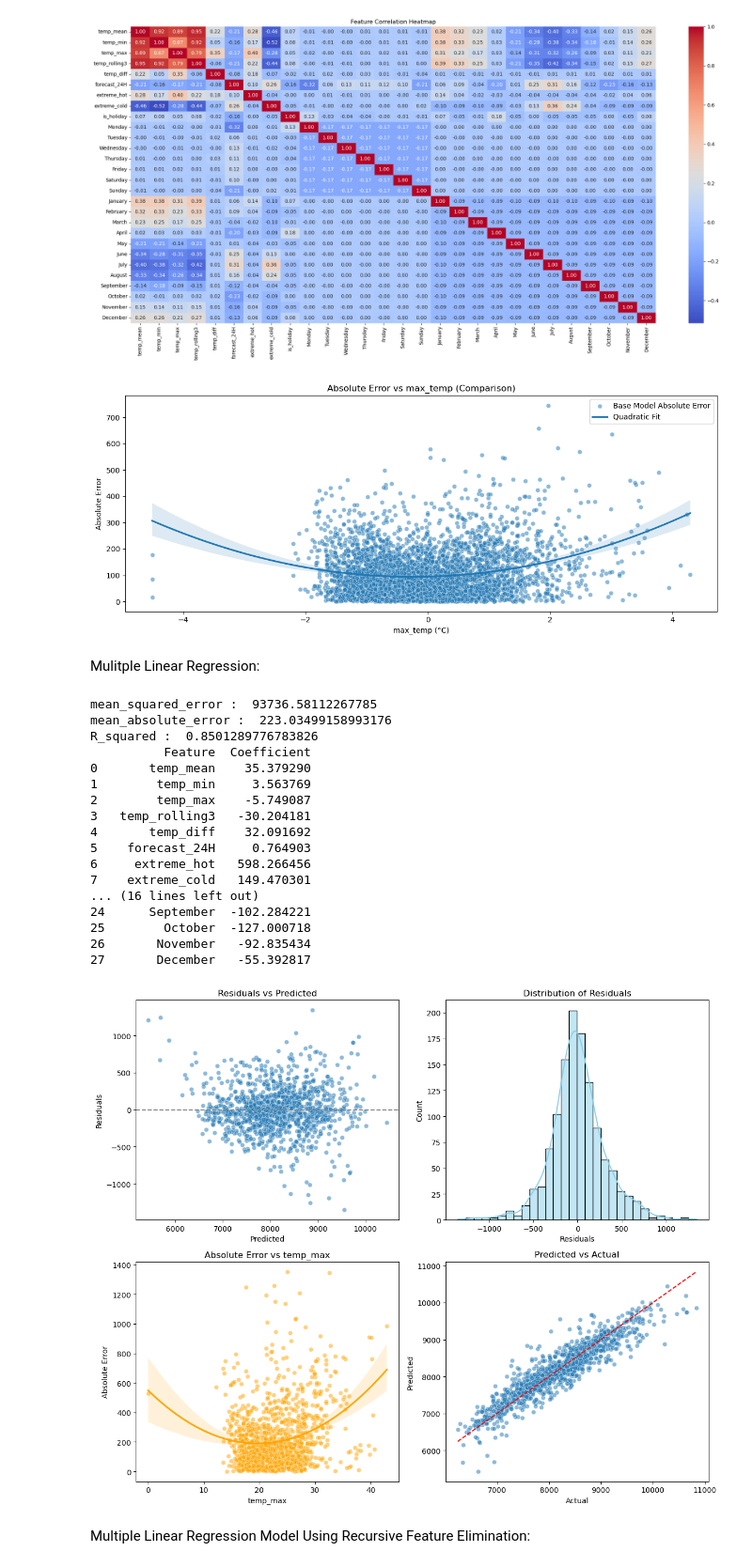
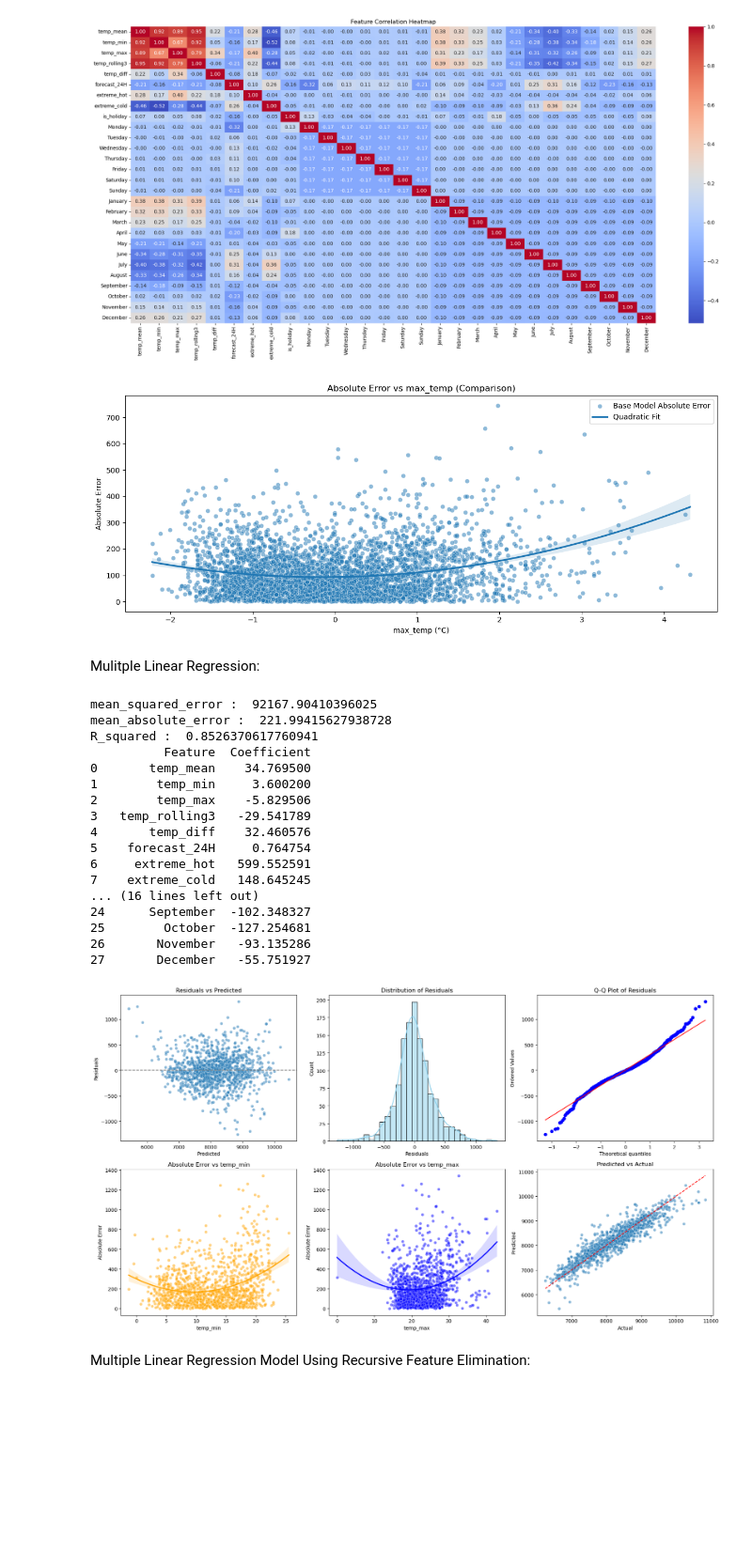
Before and after one commit to t-frank-unsw/zzsc9020-teamc, a Jupyter notebook: LizMLR.ipynb, the cells around one changed output. Shown at 94% size. Drawn from its saved outputs; the diff is of its cells as text; code cells hidden in the pictures; blank space fills up the shorter version.

Commit message:
Updated MLR to include 24H Forecast

```diff
--- a/LizMLR.ipynb
+++ b/LizMLR.ipynb
@@ -162,8 +163,8 @@ df_merged = df_merged.set_index('DATETIME')
 
 df_daily = df_merged.resample('D').agg({
     'TEMPERATURE': ['min', 'max', 'mean'],
-    'FORECASTDEMAND': 'mean',
-    'TOTALDEMAND': 'mean'
+    'FORECASTDEMAND': ['min', 'max', 'mean'],
+    'TOTALDEMAND': ['min', 'max', 'mean']
 })
 
 # Create binary features for extreme temperature events
@@ -365,7 +366,7 @@ plt.legend()
 plt.tight_layout()
 plt.show()
 # %% [output]
-[figure, old version]
+[figure, new version]
 # %% [markdown]
 Mulitple Linear Regression:
 # %%
@@ -399,62 +400,73 @@ coef_table = pd.DataFrame({
 # Display
 print(coef_table[['Feature', 'Coefficient']])
 # %% [output]
-mean_squared_error :  93736.58112267785
-mean_absolute_error :  223.03499158993176
-R_squared :  0.8501289776783826
+mean_squared_error :  92167.90410396025
+mean_absolute_error :  221.99415627938728
+R_squared :  0.8526370617760941
           Feature  Coefficient
-0       temp_mean    35.379290
-1        temp_min     3.563769
-2        temp_max    -5.749087
-3   temp_rolling3   -30.204181
-4       temp_diff    32.091692
-5    forecast_24H     0.764903
-6     extreme_hot   598.266456
-7    extreme_cold   149.470301
+0       temp_mean    34.769500
+1        temp_min     3.600200
+2        temp_max    -5.829506
+3   temp_rolling3   -29.541789
+4       temp_diff    32.460576
+5    forecast_24H     0.764754
+6     extreme_hot   599.552591
+7    extreme_cold   148.645245
 ... (16 lines left out)
-24      September  -102.284221
-25        October  -127.000718
-26       November   -92.835434
-27       December   -55.392817
+24      September  -102.348327
+25        October  -127.254681
+26       November   -93.135286
+27       December   -55.751927
 # %%
 # Evaluation Plots
 
 residuals = y_test - y_pred
 absolute_error = np.abs(residuals)
 
-# Create a grid of plots
-fig, axes = plt.subplots(2, 2, figsize=(12, 10))
+# Create a grid of plots (2 rows x 3 columns)
+fig, axes = plt.subplots(2, 3, figsize=(18, 10))
 
 # 1. Residuals vs Predicted
 sns.scatterplot(x=y_pred, y=residuals, ax=axes[0, 0], alpha=0.5)
 axes[0, 0].axhline(0, color='gray', linestyle='--')
 axes[0, 0].set_title('Residuals vs Predicted')
 axes[0, 0].set_xlabel('Predicted')
 axes[0, 0].set_ylabel('Residuals')
 
 # 2. Histogram of Residuals
 sns.histplot(residuals, bins=30, kde=True, ax=axes[0, 1], color='skyblue')
 axes[0, 1].set_title('Distribution of Residuals')
 axes[0, 1].set_xlabel('Residuals')
 
-# 3. Absolute Error vs Feature (e.g., temp_max)
-sns.scatterplot(x=X_test['temp_max'], y=absolute_error, ax=axes[1, 0], alpha=0.5, color='orange')
-sns.regplot(x=X_test['temp_max'], y=absolute_error, ax=axes[1, 0], scatter=False, order=2, color='orange')
-axes[1, 0].set_title('Absolute Error vs temp_max')
-axes[1, 0].set_xlabel('temp_max')
+# 3. Q-Q Plot of Residuals
+stats.probplot(residuals, dist="norm", plot=axes[0, 2])
+axes[0, 2].set_title('Q-Q Plot of Residuals')
+
+# 4. Absolute Error vs temp_min
+sns.scatterplot(x=X_test['temp_min'], y=absolute_error, ax=axes[1, 0], alpha=0.5, color='orange')
+sns.regplot(x=X_test['temp_min'], y=absolute_error, ax=axes[1, 0], scatter=False, order=2, color='orange')
+axes[1, 0].set_title('Absolute Error vs temp_min')
+axes[1, 0].set_xlabel('temp_min')
 axes[1, 0].set_ylabel('Absolute Error')
 
-# 4. Predicted vs Actual
-sns.scatterplot(x=y_test, y=y_pred, ax=axes[1, 1], alpha=0.5)
-axes[1, 1].plot([y_test.min(), y_test.max()], [y_test.min(), y_test.max()], 'r--')
-axes[1, 1].set_title('Predicted vs Actual')
-axes[1, 1].set_xlabel('Actual')
-axes[1, 1].set_ylabel('Predicted')
+# 5. Absolute Error vs temp_max
+sns.scatterplot(x=X_test['temp_max'], y=absolute_error, ax=axes[1, 1], alpha=0.5, color='blue')
+sns.regplot(x=X_test['temp_max'], y=absolute_error, ax=axes[1, 1], scatter=False, order=2, color='blue')
+axes[1, 1].set_title('Absolute Error vs temp_max')
+axes[1, 1].set_xlabel('temp_max')
+axes[1, 1].set_ylabel('Absolute Error')
+
+# 6. Predicted vs Actual
+sns.scatterplot(x=y_test, y=y_pred, ax=axes[1, 2], alpha=0.5)
+axes[1, 2].plot([y_test.min(), y_test.max()], [y_test.min(), y_test.max()], 'r--')
+axes[1, 2].set_title('Predicted vs Actual')
+axes[1, 2].set_xlabel('Actual')
+axes[1, 2].set_ylabel('Predicted')
 
 plt.tight_layout()
 plt.show()
 # %% [output]
-[figure, old version]
+[figure, new version]
 # %% [markdown]
 Multiple Linear Regression Model Using Recursive Feature Elimination:
 # %%
```
Also changed, not shown: parts of 12 cells of this notebook.
